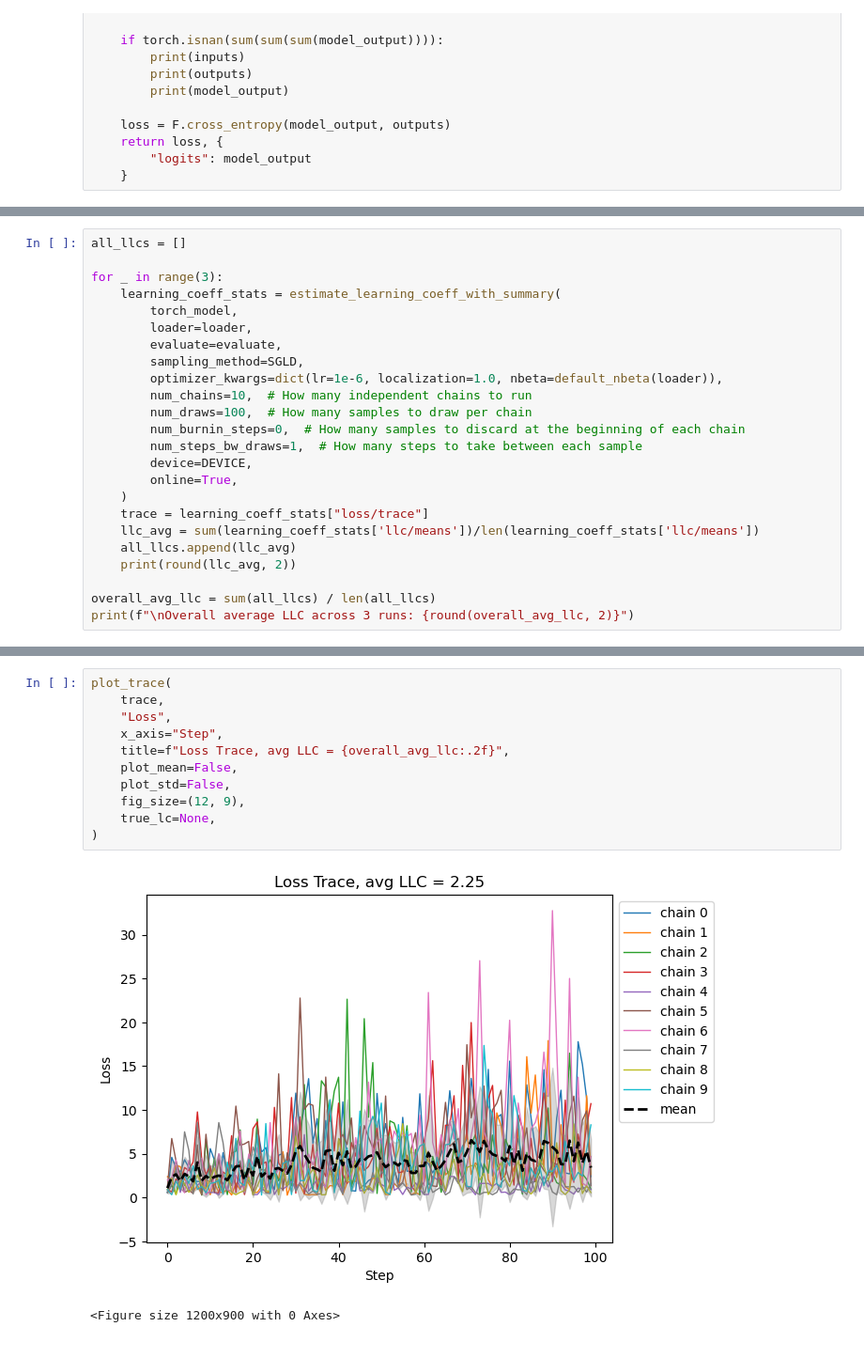
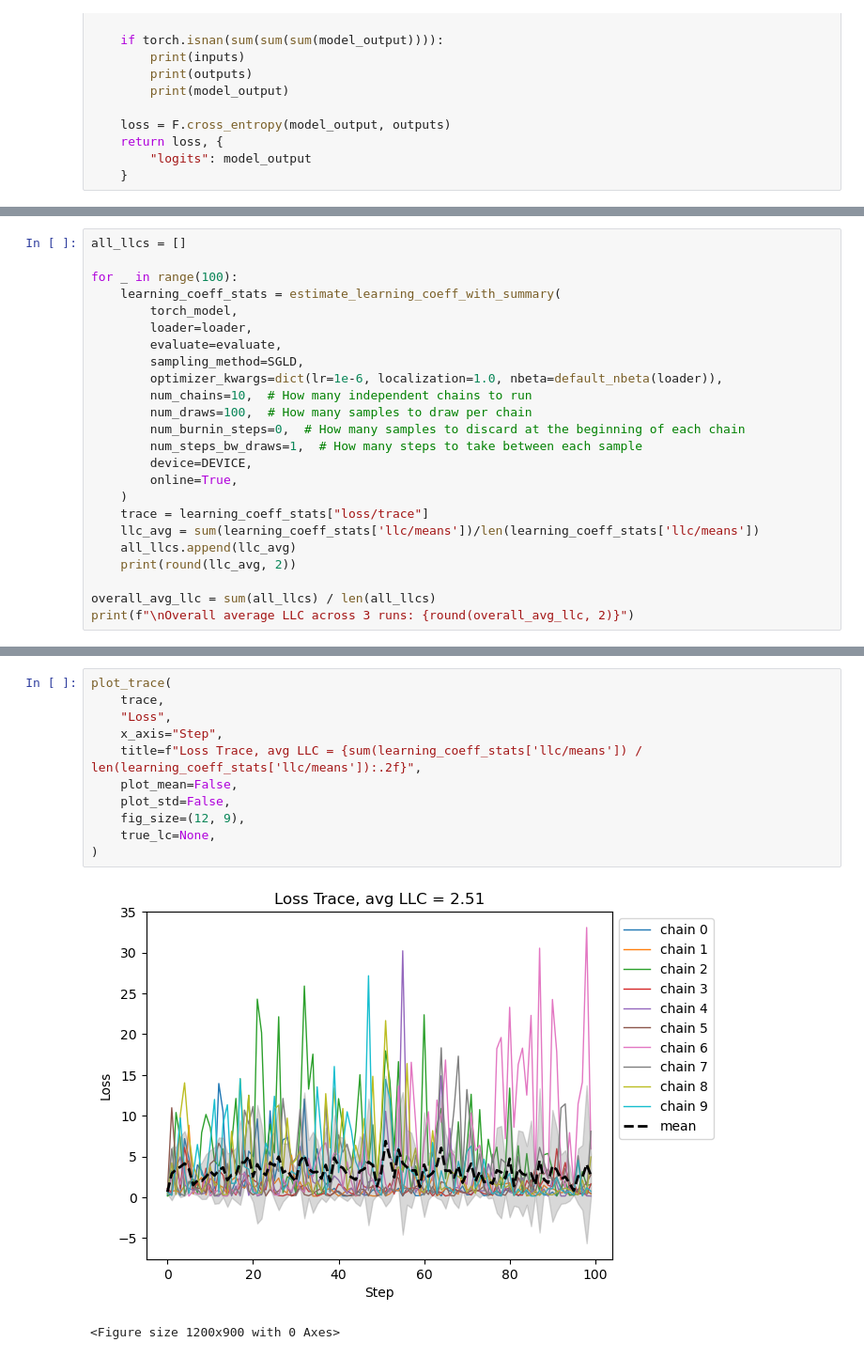
Before and after one commit to leo-du-03/llc-interpretability, a Jupyter notebook: llc_estim/llc_peak.ipynb, the cells around one changed output, grey strips where cells are left out. Shown: that part at 94% size. Saved outputs shown, nothing was run; the diff lists cells and outputs as text.

```diff
--- a/llc_estim/llc_peak.ipynb
+++ b/llc_estim/llc_peak.ipynb
@@ -74,7 +74,7 @@ TracrTransformer(
 # %%
 all_llcs = []
 
-for _ in range(3):
+for _ in range(100):
     learning_coeff_stats = estimate_learning_coeff_with_summary(
         torch_model,
         loader=loader,
@@ -104,14 +112,14 @@ Overall average LLC across 3 runs: 2.25
 # %%
 plot_trace(
     trace,
     "Loss",
     x_axis="Step",
-    title=f"Loss Trace, avg LLC = {overall_avg_llc:.2f}",
+    title=f"Loss Trace, avg LLC = {sum(learning_coeff_stats['llc/means']) / len(learning_coeff_stats['llc/means']):.2f}",
     plot_mean=False,
     plot_std=False,
     fig_size=(12, 9),
     true_lc=None,
 )
 # %% [output]
-[figure, old version]
+[figure, new version]
 <Figure size 1200x900 with 0 Axes>
```
Also changed, not shown: parts of 3 cells of this notebook, 4 other files.
